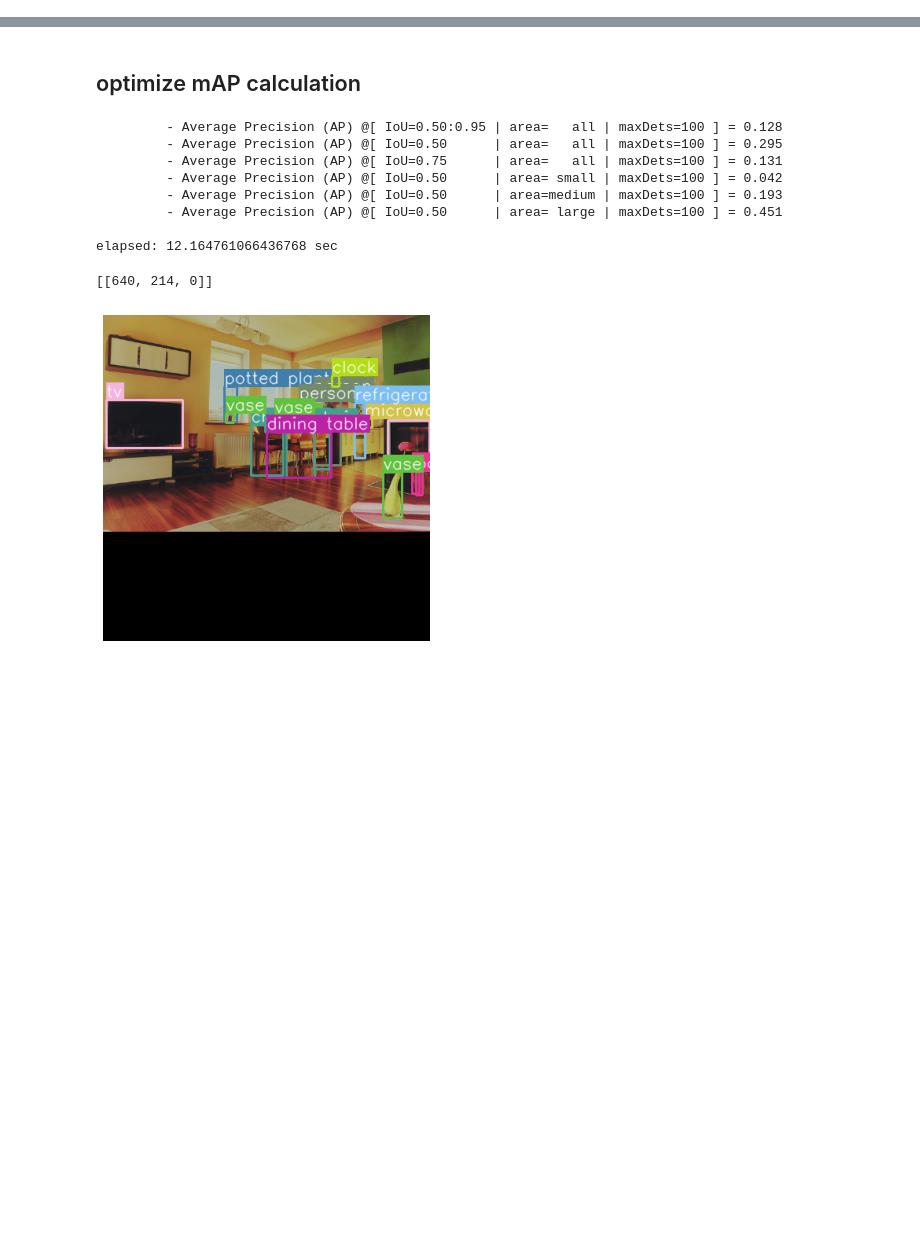
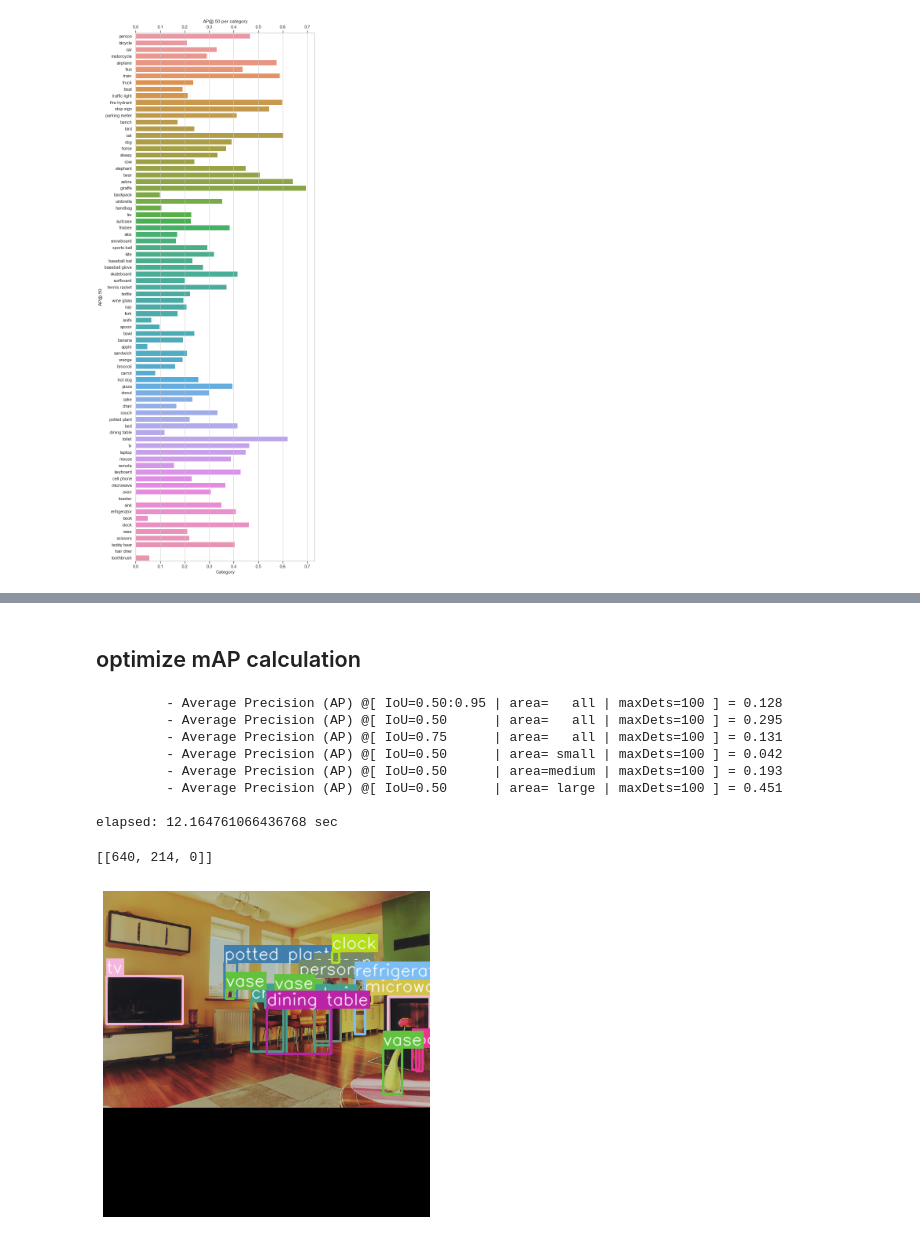
Before and after one commit to pjh5672/Trainer-of-Detectors, a Jupyter notebook: note.ipynb, the cells around one changed output, grey strips where cells are left out. Drawn from its saved outputs; the diff is of its cells as text; code cells hidden in the pictures; blank space fills up the shorter version.

Commit message:
add:visualize functions for PR curve, AP@0.50, num of detection rate(TP, FP, FN) per class

```diff
--- a/note.ipynb
+++ b/note.ipynb
@@ -0,0 +97,9 @@
+# %%
+areaLbl = 'all'
+mAP_info = {}
+AP_info_per_class = []
+groundtruths = evaluator.annos_per_image_id_per_class_id_per_area[areaLbl]
+for c in evaluator.annos_class_index_per_area[areaLbl]:
+    res = evaluator.calculate_AP_single_class(groundtruths=groundtruths, detections=new_detections[areaLbl], class_id=c)
+    AP_info_per_class.append(res)
+mAP_info[areaLbl] = evaluator.calculate_mAP(AP_info_per_class)
@@ -0,0 +110,6 @@
+# %%
+import pandas as pd
+from collections import defaultdict
+
+def sort_dict(values_per_class):
+    return dict(sorted(values_per_class.items()))
@@ -0,0 +120,18 @@
+# %%
+AP_50_PER_CLASS = sort_dict(mAP_info[areaLbl]['AP_50_PER_CLASS'])
+NUM_TP_50_PER_CLASS = sort_dict(mAP_info[areaLbl]['NUM_TP_50_PER_CLASS'])
+NUM_FP_50_PER_CLASS = sort_dict(mAP_info[areaLbl]['NUM_FP_50_PER_CLASS'])
+NUM_TRUE_PER_CLASS = sort_dict(mAP_info[areaLbl]['NUM_TRUE_PER_CLASS'])
+
+PR_50_PTS_PER_CLASS = sort_dict(mAP_info[areaLbl]['PR_50_PTS_PER_CLASS'])
+# %%
+data = {}
+for class_id in AP_50_PER_CLASS.keys():
+    data[class_id] = [class_list[class_id],
+                      AP_50_PER_CLASS[class_id],
+                      NUM_TRUE_PER_CLASS[class_id],
+                      NUM_TP_50_PER_CLASS[class_id],
+                      NUM_TRUE_PER_CLASS[class_id] - NUM_TP_50_PER_CLASS[class_id],
+                      NUM_FP_50_PER_CLASS[class_id]]
+
+data_df = pd.DataFrame.from_dict(data=data, orient='index', columns=['CATEGORY', 'AP_50', 'NUM_TRUE', 'NUM_TP', 'NUM_FN', 'NUM_FP'])
@@ -0,0 +149,11 @@
+# %%
+plt.figure(figsize=(8, len(data_df)/4))
+ax = sns.barplot(x='AP_50', y='CATEGORY', data=data_df)
+ax.set(xlabel='Category', ylabel='AP@.50', title='AP@.50 per category')
+ax2 = ax.twiny()
+ax2.set_xlim(ax.get_xlim())
+plt.tight_layout()
+fig = ax.get_figure()
+# fig.savefig('barplot_ap50.png')
+# %% [output]
+[figure, added]
```
Also changed, not shown: parts of 12 cells of this notebook, 5 other files.
